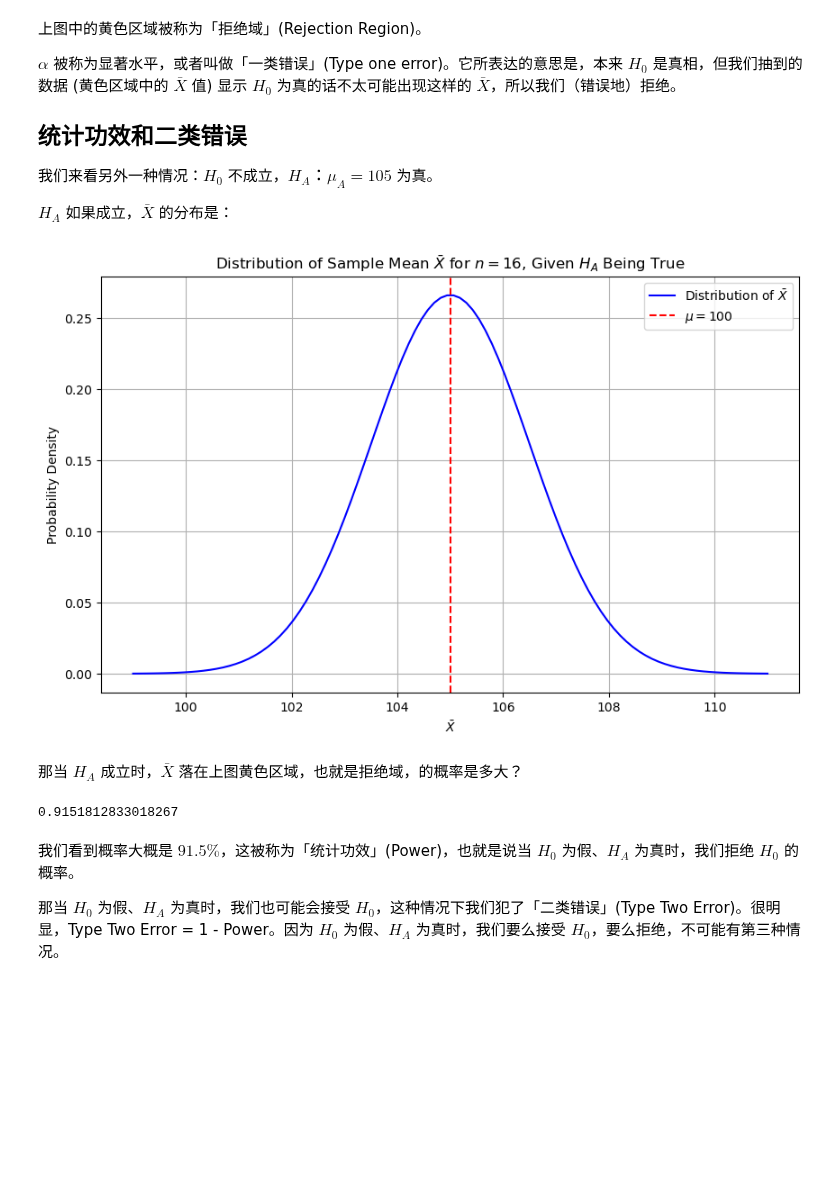
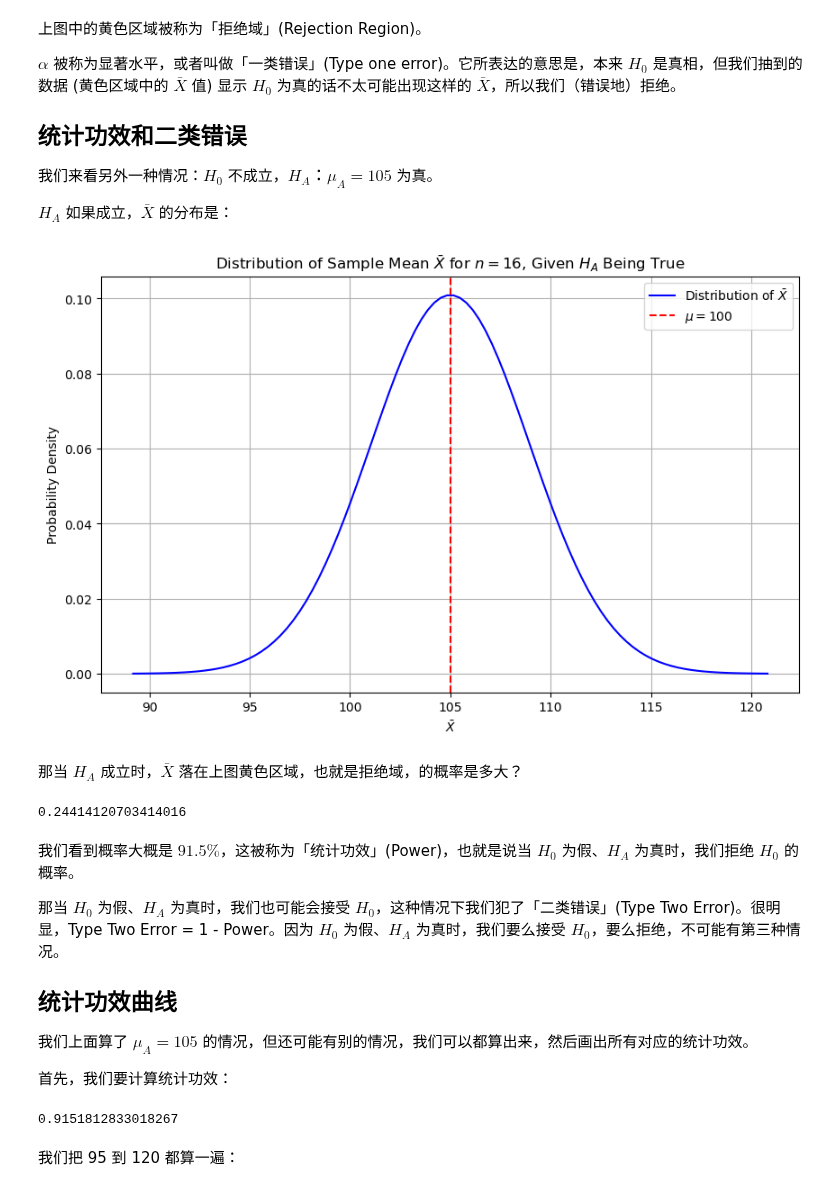
Before and after one commit to hongtaoh/hongtaoh.github.io, a Jupyter notebook: notebooks/2024-11-14-power.ipynb, the cells around one changed output. Cells and saved outputs as stored; diff of their text form; code cells hidden in the pictures; blank space fills up the shorter version.

Commit message:
update power post.

```diff
--- a/notebooks/2024-11-14-power.ipynb
+++ b/notebooks/2024-11-14-power.ipynb
@@ -18,4 +18,14 @@ tags: 统计
 import numpy as np
 import matplotlib.pyplot as plt
 import scipy.stats as stats
+# %%
+mu0 = 100
+
+sigma = np.sqrt(250)
+n = 16
+# standard error
+se = sigma/np.sqrt(n)
+
+xs = np.linspace(mu0 - 4*se, mu0 + 4*se, 100)
+y = stats.norm.pdf(xs, mu0, se)
 # %%
@@ -87,38 +92,44 @@ $\alpha$ 被称为显著水平，或者叫做「一类错误」(Type one error)
 我们来看另外一种情况：$H_0$ 不成立，$H_A：\mu_{A} = 105$ 为真。
 
 $H_A$ 如果成立，$\bar{X}$ 的分布是：
+# %%
+mua = 105
+
+xs = np.linspace(mua - 4*se, mua + 4*se, 100)
+y = stats.norm.pdf(xs, mua, se)
 # %%
-mu = 105
-sigma = np.sqrt(36)
-n = 16
-s = sigma/np.sqrt(n)
+#| code-fold:true
 
-xs = np.linspace(mu - 4*s, mu + 4*s, 100)
-y = stats.norm.pdf(xs, mu, s)
 plt.figure(figsize=(10,6))
 plt.plot(
     xs, y,
     label=r'Distribution of $\bar{X}$', color='blue')
 plt.title(r'Distribution of Sample Mean $\bar{X}$ for $n = 16$, Given $H_A$ Being True')
 plt.xlabel(r'$\bar{X}$')
 plt.ylabel('Probability Density')
 plt.axvline(
-    mu, color='red',
+    mua, color='red',
     linestyle='--', label=r'$\mu = 100$')
 plt.legend()
 plt.grid(True)
 plt.show()
 # %% [output]
-[figure, old version]
+[figure, new version]
 # %% [markdown]
 那当 $H_A$ 成立时，$\bar{X}$ 落在上图黄色区域，也就是拒绝域，的概率是多大？
 # %%
-lower_region_area = stats.norm.cdf(lower_bound, loc=mu, scale = s)
-upper_region_area = 1-stats.norm.cdf(upper_bound, loc=mu, scale = s)
+lower_region_area = stats.norm.cdf(lower_bound, loc=mua, scale = se)
+upper_region_area = 1-stats.norm.cdf(upper_bound, loc=mua, scale = se)
 lower_region_area + upper_region_area
 # %% [output]
-0.9151812833018267
+0.24414120703414016
 # %% [markdown]
 我们看到概率大概是 $91.5\%$，这被称为「统计功效」(Power)，也就是说当 $H_0$ 为假、$H_A$ 为真时，我们拒绝 $H_0$ 的概率。
 
 那当 $H_0$ 为假、$H_A$ 为真时，我们也可能会接受 $H_0$，这种情况下我们犯了「二类错误」(Type Two Error)。很明显，Type Two Error = 1 - Power。因为 $H_0$ 为假、$H_A$ 为真时，我们要么接受 $H_0$，要么拒绝，不可能有第三种情况。
+
+## 统计功效曲线
+
+我们上面算了 $\mu_A = 105$ 的情况，但还可能有别的情况，我们可以都算出来，然后画出所有对应的统计功效。
+
+首先，我们要计算统计功效：
@@ -124,0 +163,6 @@ lower_region_area + upper_region_area
+# %%
+calc_power(mu0 = 100, mua = 105, sigma2 = 36, n = 16, alpha = 0.05)
+# %% [output]
+0.9151812833018267
+# %% [markdown]
+我们把 95 到 120 都算一遍：
```
Also changed, not shown: parts of 7 cells of this notebook, 9 other files.
